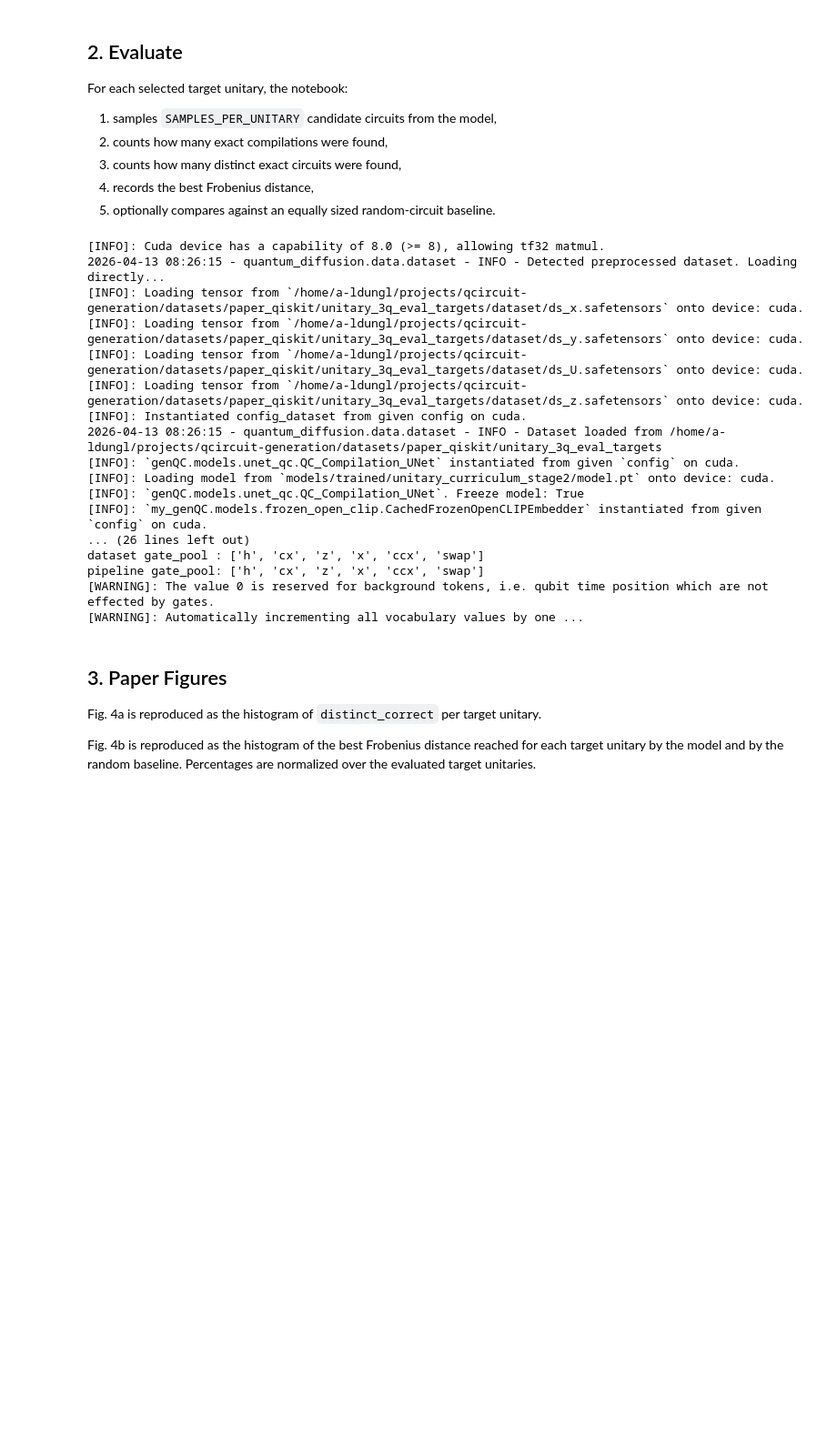
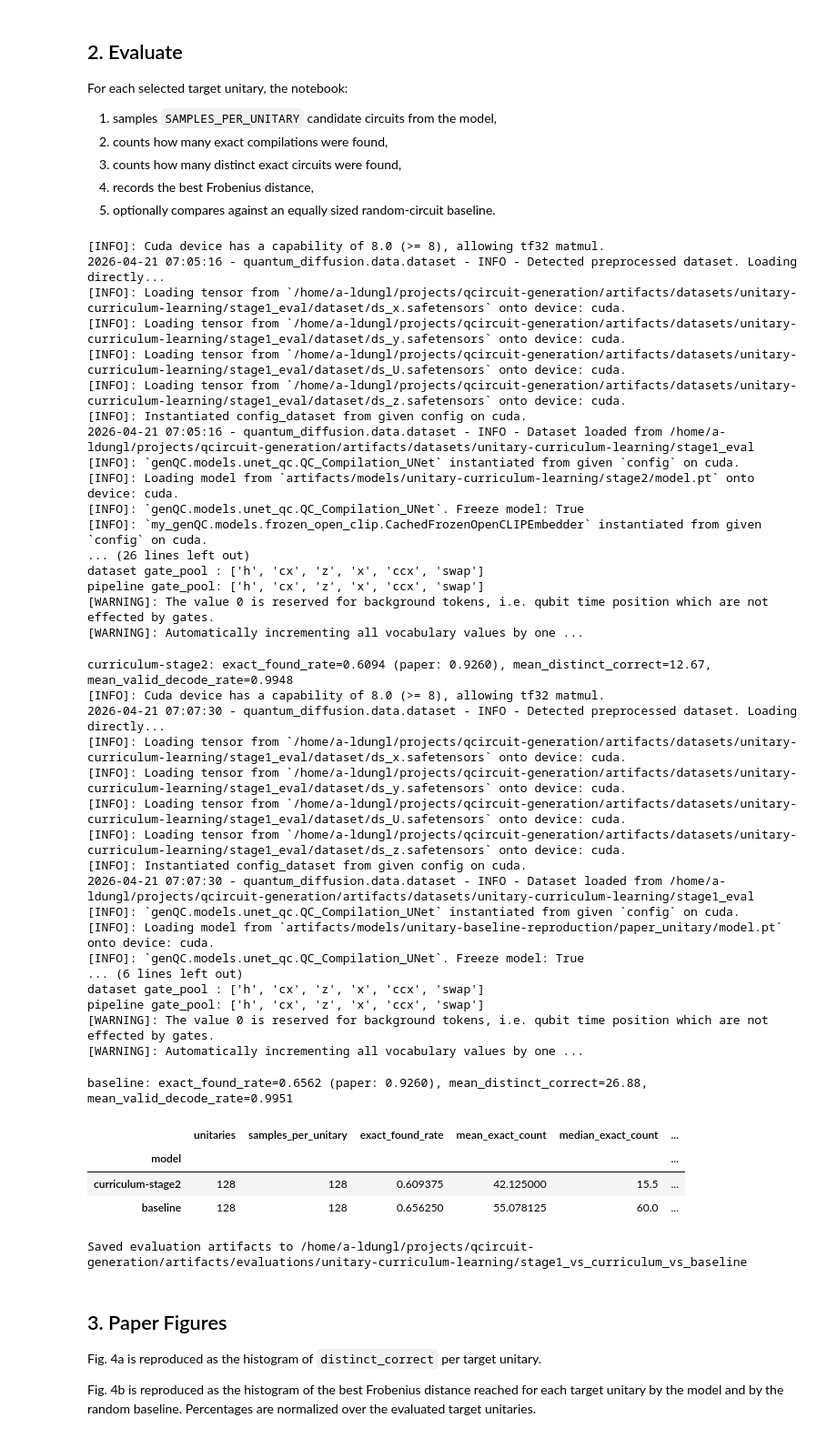
Before and after one commit to lionlion37/qcircuit-generation, a Jupyter notebook: notebooks/evaluation/unitary/unitary_model_evaluation.ipynb, the cells around one changed output. Shown at 91% size. Cells and saved outputs as stored; diff of their text form; code cells hidden in the pictures; blank space fills up the shorter version.

```diff
--- a/notebooks/evaluation/unitary/unitary_model_evaluation.ipynb
+++ b/notebooks/evaluation/unitary/unitary_model_evaluation.ipynb
@@ -100,7 +111,7 @@ def set_seed(seed: int) -> None:
 
 def build_cfg(dataset_path, model_dir, hf_repo):
     GlobalHydra.instance().clear()
-    with hydra.initialize(version_base=None, config_path="../conf"):
+    with hydra.initialize(version_base=None, config_path="../../../conf"):
         cfg = hydra.compose(
             config_name="config.yaml",
             overrides=[
@@ -122,7 +133,8 @@ def build_cfg(dataset_path, model_dir, hf_repo):
 
 
 def load_compilation_context(model_spec):
-    cfg = build_cfg(DATASET_PATH, model_spec.get("model_dir"), model_spec.get("hf_repo"))
+    dataset_path = model_spec.get("dataset_path", DATASET_PATH)
+    cfg = build_cfg(dataset_path, model_spec.get("model_dir"), model_spec.get("hf_repo"))
     device = infer_torch_device()
 
     dataset_loader = DatasetLoader(cfg, device=device)
@@ -151,7 +163,8 @@ def load_compilation_context(model_spec):
     vocabulary = {gate: idx for idx, gate in enumerate(gate_pool)}
     tokenizer = CircuitTokenizer(vocabulary)
 
-    simulator = Simulator(CircuitBackendType.QISKIT)
+    backend_name = model_spec.get("simulator_backend", "qiskit").upper()
+    simulator = Simulator(CircuitBackendType[backend_name])
 
     return {
         "cfg": cfg,
@@ -346,19 +359,20 @@ def evaluate_model(model_spec, eval_indices):
 
 
 set_seed(SEED)
-base_ctx = load_compilation_context(MODEL_SPECS[0])
-eval_indices = select_unitary_indices(base_ctx["dataset"], NUM_EVAL_UNITARIES, SEED)
 
 results = {}
+_dataset_indices_cache: dict = {}
 for spec in MODEL_SPECS:
+    ds_path = spec.get("dataset_path", DATASET_PATH)
+    if ds_path not in _dataset_indices_cache:
+        _ctx = load_compilation_context(spec)
+        _dataset_indices_cache[ds_path] = select_unitary_indices(_ctx["dataset"], NUM_EVAL_UNITARIES, SEED)
+    eval_indices = _dataset_indices_cache[ds_path]
     per_unitary, summary = evaluate_model(spec, eval_indices)
     results[spec["label"]] = {
         "per_unitary": per_unitary,
         "summary": summary,
     }
-
-with open("results.pkl", "wb") as f:
-    pkl.dump(results, f)
 
 summary_df = pd.DataFrame([results[label]["summary"] for label in results]).set_index("model")
 display(summary_df)
@@ -372,40 +386,63 @@ save_json(
     {
         "dataset_path": DATASET_PATH,
         "seed": SEED,
         "num_eval_unitaries": NUM_EVAL_UNITARIES,
         "samples_per_unitary": SAMPLES_PER_UNITARY,
         "guidance_scale": GUIDANCE_SCALE,
         "sample_steps": SAMPLE_STEPS,
         "max_gates": MAX_GATES,
         "auto_batch_size": AUTO_BATCH_SIZE,
         "exact_distance_tol": EXACT_DISTANCE_TOL,
         "run_random_baseline": RUN_RANDOM_BASELINE,
         "random_samples_per_unitary": RANDOM_SAMPLES_PER_UNITARY,
         "model_specs": MODEL_SPECS,
         "summary": summary_df.reset_index().to_dict(orient="records"),
     },
     ARTIFACT_DIR / "run_config.json",
 )
 save_text(f"Saved unitary evaluation artifacts to {ARTIFACT_DIR}\n", ARTIFACT_DIR / "README.txt")
 print(f"Saved evaluation artifacts to {ARTIFACT_DIR}")
 # %% [output]
 [INFO]: Cuda device has a capability of 8.0 (>= 8), allowing tf32 matmul.
-2026-04-13 08:26:15 - quantum_diffusion.data.dataset - INFO - Detected preprocessed dataset. Loading directly...
-[INFO]: Loading tensor from `/home/a-ldungl/projects/qcircuit-generation/datasets/paper_qiskit/unitary_3q_eval_targets/dataset/ds_x.safetensors` onto device: cuda.
-[INFO]: Loading tensor from `/home/a-ldungl/projects/qcircuit-generation/datasets/paper_qiskit/unitary_3q_eval_targets/dataset/ds_y.safetensors` onto device: cuda.
-[INFO]: Loading tensor from `/home/a-ldungl/projects/qcircuit-generation/datasets/paper_qiskit/unitary_3q_eval_targets/dataset/ds_U.safetensors` onto device: cuda.
-[INFO]: Loading tensor from `/home/a-ldungl/projects/qcircuit-generation/datasets/paper_qiskit/unitary_3q_eval_targets/dataset/ds_z.safetensors` onto device: cuda.
+2026-04-21 07:05:16 - quantum_diffusion.data.dataset - INFO - Detected preprocessed dataset. Loading directly...
+[INFO]: Loading tensor from `/home/a-ldungl/projects/qcircuit-generation/artifacts/datasets/unitary-curriculum-learning/stage1_eval/dataset/ds_x.safetensors` onto device: cuda.
+[INFO]: Loading tensor from `/home/a-ldungl/projects/qcircuit-generation/artifacts/datasets/unitary-curriculum-learning/stage1_eval/dataset/ds_y.safetensors` onto device: cuda.
+[INFO]: Loading tensor from `/home/a-ldungl/projects/qcircuit-generation/artifacts/datasets/unitary-curriculum-learning/stage1_eval/dataset/ds_U.safetensors` onto device: cuda.
+[INFO]: Loading tensor from `/home/a-ldungl/projects/qcircuit-generation/artifacts/datasets/unitary-curriculum-learning/stage1_eval/dataset/ds_z.safetensors` onto device: cuda.
 [INFO]: Instantiated config_dataset from given config on cuda.
-2026-04-13 08:26:15 - quantum_diffusion.data.dataset - INFO - Dataset loaded from /home/a-ldungl/projects/qcircuit-generation/datasets/paper_qiskit/unitary_3q_eval_targets
+2026-04-21 07:05:16 - quantum_diffusion.data.dataset - INFO - Dataset loaded from /home/a-ldungl/projects/qcircuit-generation/artifacts/datasets/unitary-curriculum-learning/stage1_eval
 [INFO]: `genQC.models.unet_qc.QC_Compilation_UNet` instantiated from given `config` on cuda.
-[INFO]: Loading model from `models/trained/unitary_curriculum_stage2/model.pt` onto device: cuda.
+[INFO]: Loading model from `artifacts/models/unitary-curriculum-learning/stage2/model.pt` onto device: cuda.
 [INFO]: `genQC.models.unet_qc.QC_Compilation_UNet`. Freeze model: True
 [INFO]: `my_genQC.models.frozen_open_clip.CachedFrozenOpenCLIPEmbedder` instantiated from given `config` on cuda.
 ... (26 lines left out)
 dataset gate_pool : ['h', 'cx', 'z', 'x', 'ccx', 'swap']
 pipeline gate_pool: ['h', 'cx', 'z', 'x', 'ccx', 'swap']
 [WARNING]: The value 0 is reserved for background tokens, i.e. qubit time position which are not effected by gates.
 [WARNING]: Automatically incrementing all vocabulary values by one ...
+curriculum-stage2: exact_found_rate=0.6094 (paper: 0.9260), mean_distinct_correct=12.67, mean_valid_decode_rate=0.9948
+[INFO]: Cuda device has a capability of 8.0 (>= 8), allowing tf32 matmul.
+2026-04-21 07:07:30 - quantum_diffusion.data.dataset - INFO - Detected preprocessed dataset. Loading directly...
+[INFO]: Loading tensor from `/home/a-ldungl/projects/qcircuit-generation/artifacts/datasets/unitary-curriculum-learning/stage1_eval/dataset/ds_x.safetensors` onto device: cuda.
+[INFO]: Loading tensor from `/home/a-ldungl/projects/qcircuit-generation/artifacts/datasets/unitary-curriculum-learning/stage1_eval/dataset/ds_y.safetensors` onto device: cuda.
+[INFO]: Loading tensor from `/home/a-ldungl/projects/qcircuit-generation/artifacts/datasets/unitary-curriculum-learning/stage1_eval/dataset/ds_U.safetensors` onto device: cuda.
+[INFO]: Loading tensor from `/home/a-ldungl/projects/qcircuit-generation/artifacts/datasets/unitary-curriculum-learning/stage1_eval/dataset/ds_z.safetensors` onto device: cuda.
+[INFO]: Instantiated config_dataset from given config on cuda.
+2026-04-21 07:07:30 - quantum_diffusion.data.dataset - INFO - Dataset loaded from /home/a-ldungl/projects/qcircuit-generation/artifacts/datasets/unitary-curriculum-learning/stage1_eval
+[INFO]: `genQC.models.unet_qc.QC_Compilation_UNet` instantiated from given `config` on cuda.
+[INFO]: Loading model from `artifacts/models/unitary-baseline-reproduction/paper_unitary/model.pt` onto device: cuda.
+[INFO]: `genQC.models.unet_qc.QC_Compilation_UNet`. Freeze model: True
+... (6 lines left out)
+dataset gate_pool : ['h', 'cx', 'z', 'x', 'ccx', 'swap']
+pipeline gate_pool: ['h', 'cx', 'z', 'x', 'ccx', 'swap']
+[WARNING]: The value 0 is reserved for background tokens, i.e. qubit time position which are not effected by gates.
+[WARNING]: Automatically incrementing all vocabulary values by one ...
+baseline: exact_found_rate=0.6562 (paper: 0.9260), mean_distinct_correct=26.88, mean_valid_decode_rate=0.9951
+|  | unitaries | samples_per_unitary | exact_found_rate | mean_exact_count | median_exact_count | ... |
+| model |  |  |  |  |  | ... |
+| curriculum-stage2 | 128 | 128 | 0.609375 | 42.125000 | 15.5 | ... |
+| baseline | 128 | 128 | 0.656250 | 55.078125 | 60.0 | ... |
+Saved evaluation artifacts to /home/a-ldungl/projects/qcircuit-generation/artifacts/evaluations/unitary-curriculum-learning/stage1_vs_curriculum_vs_baseline
 # %% [markdown]
 ## 3. Paper Figures
 
```
Also changed, not shown: parts of 5 cells of this notebook, 10 other files.
